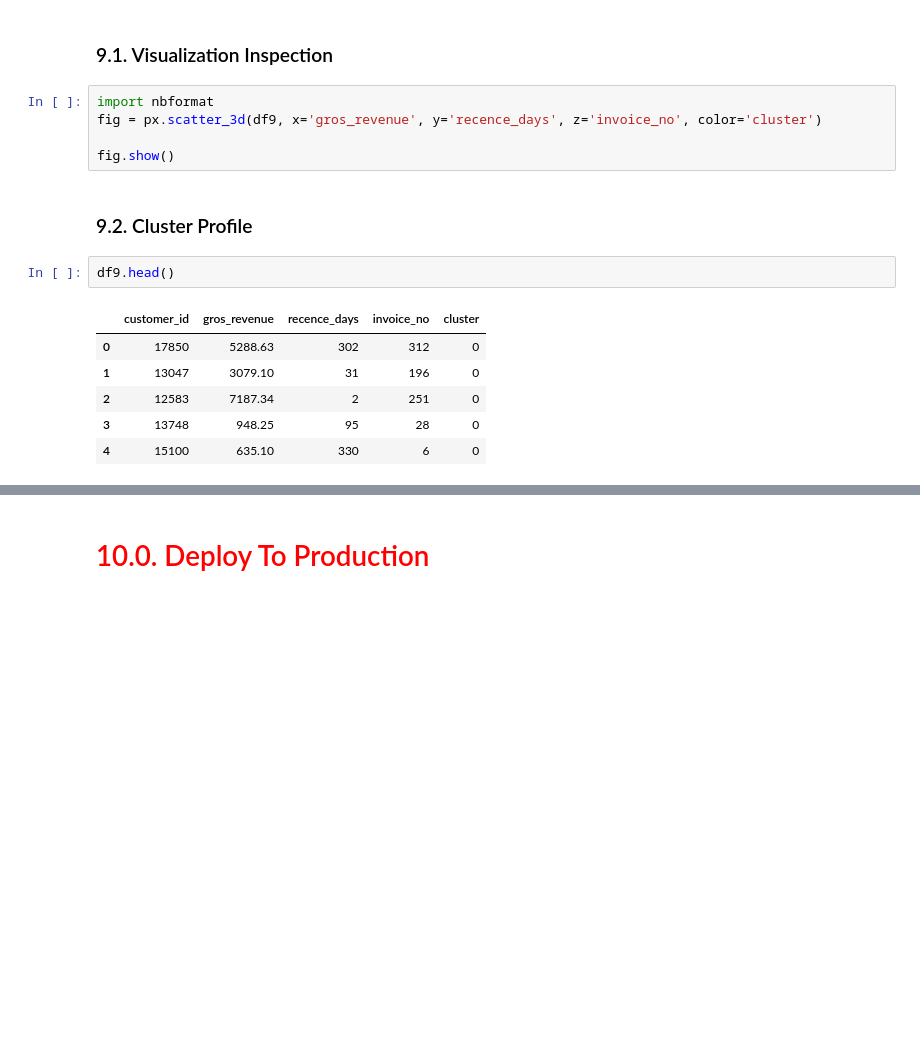
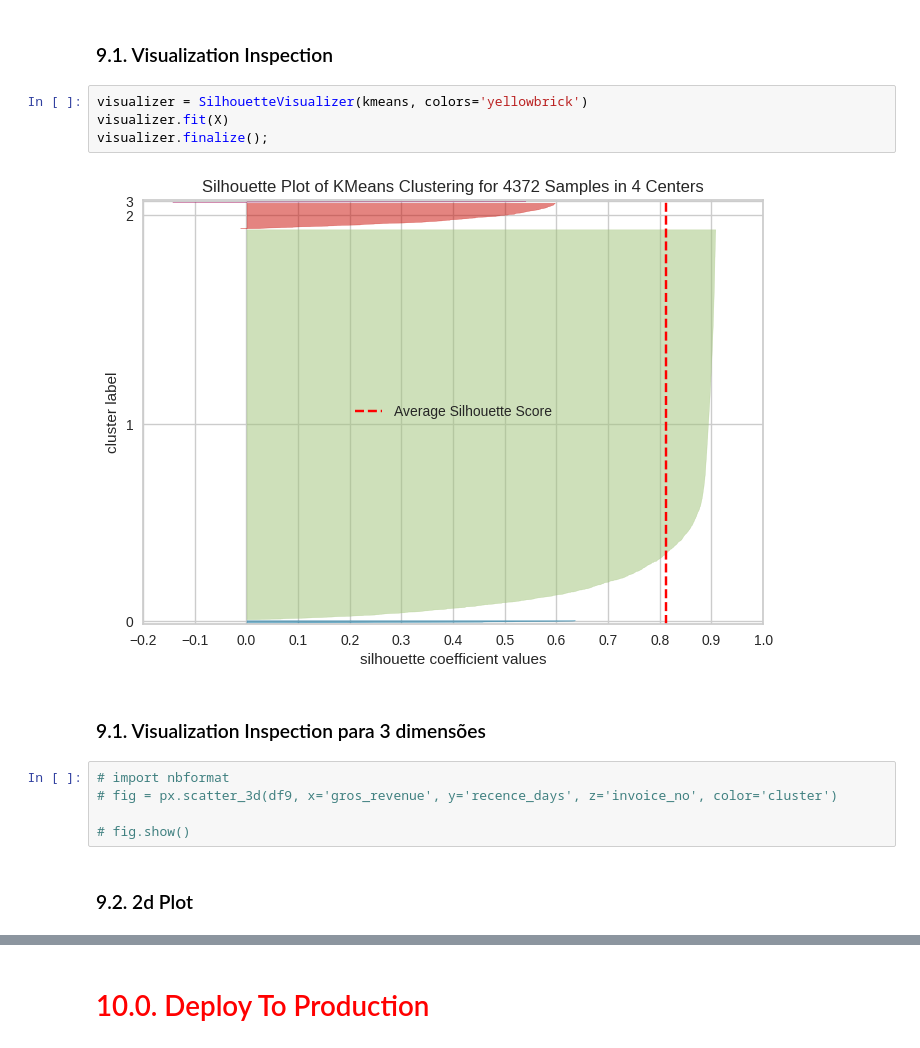
Before and after one commit to WillLeandro/ds_clusterizacao, a Jupyter notebook: notebooks/0.1 metricas.ipynb, the cells around one changed output, grey strips where cells are left out. Cells and saved outputs as stored; diff of their text form; blank space fills up the shorter version.

```diff
--- a/notebooks/0.1 metricas.ipynb
+++ b/notebooks/0.1 metricas.ipynb
@@ -277,18 +296,17 @@ df9.head()
 # %% [markdown]
 ### 9.1. Visualization Inspection
+# %%
+visualizer = SilhouetteVisualizer(kmeans, colors='yellowbrick')
+visualizer.fit(X)
+visualizer.finalize();
+# %% [output]
+[figure, added]
+# %% [markdown]
+### 9.1. Visualization Inspection para 3 dimensões
 # %%
-import nbformat
-fig = px.scatter_3d(df9, x='gros_revenue', y='recence_days', z='invoice_no', color='cluster')
+# import nbformat
+# fig = px.scatter_3d(df9, x='gros_revenue', y='recence_days', z='invoice_no', color='cluster')
 
-fig.show()
+# fig.show()
 # %% [markdown]
-### 9.2. Cluster Profile
+### 9.2. 2d Plot
-# %%
-df9.head()
-# %% [output]
-|  | customer_id | gros_revenue | recence_days | invoice_no | cluster |
-| 0 | 17850 | 5288.63 | 302 | 312 | 0 |
-| 1 | 13047 | 3079.10 | 31 | 196 | 0 |
-| 2 | 12583 | 7187.34 | 2 | 251 | 0 |
-| 3 | 13748 | 948.25 | 95 | 28 | 0 |
-| 4 | 15100 | 635.10 | 330 | 6 | 0 |
```
Also changed, not shown: parts of 17 cells of this notebook.
